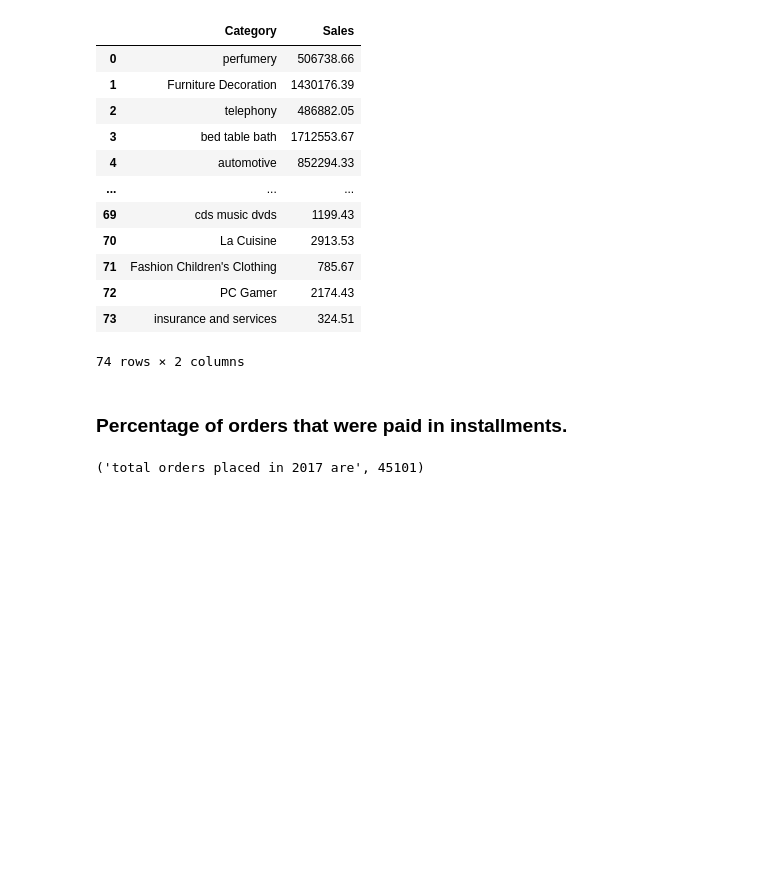
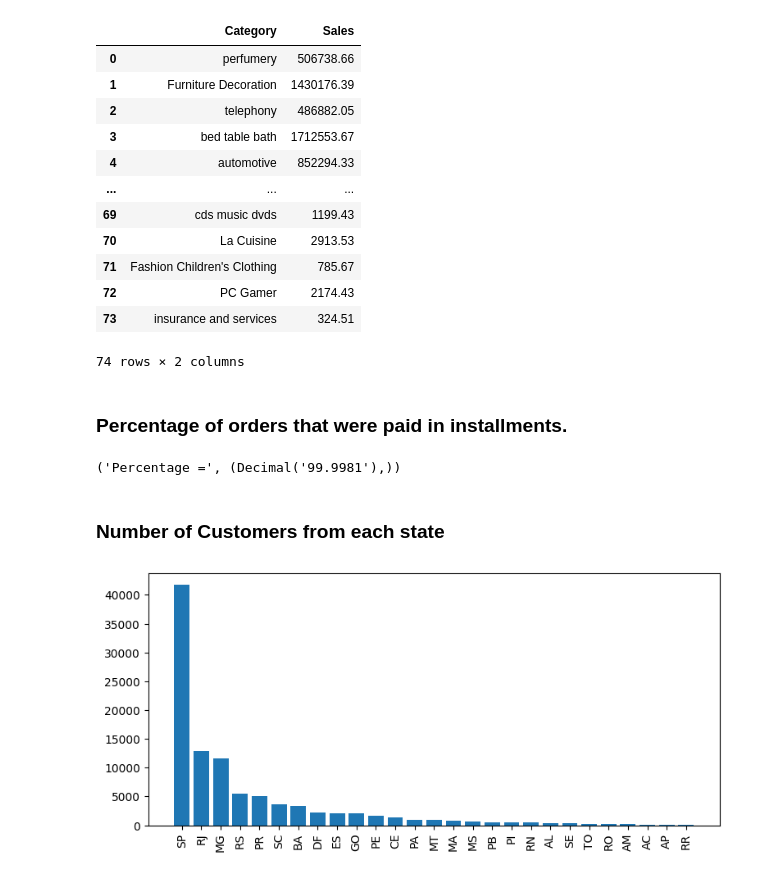
Before and after one commit to swaruppanda11/e-Commerce-Target-Sales-Dataset-Analysis-and-Visualization, a Jupyter notebook: Script.ipynb, the cells around one changed output. Saved outputs shown, nothing was run; the diff lists cells and outputs as text; code cells hidden in the pictures; blank space fills up the shorter version.

Commit message:
added some basic visualization

```diff
--- a/Script.ipynb
+++ b/Script.ipynb
@@ -167,9 +169,26 @@ df
 # %% [markdown]
 ### Percentage of orders that were paid in installments.
 # %%
-query = """ select count(order_id) from orders where year(order_purchase_timestamp) = 2017 """
+query = """ select sum(case when payment_installments >= 1 then 1 else 0 end)/count(*)*100 from payments; """
 cur.execute(query)
 data = cur.fetchall()
-"total orders placed in 2017 are", data[0][0]
+"Percentage =", data[0]
 # %% [output]
-('total orders placed in 2017 are', 45101)
+('Percentage =', (Decimal('99.9981'),))
+# %% [markdown]
+### Number of Customers from each state
+# %%
+query = """ select customer_state, count(customer_id)
+from customers group by customer_state
+"""
+cur.execute(query)
+data = cur.fetchall()
+df = pd.DataFrame(data, columns = ["State", "Number of customers"])
+df = df.sort_values(by = "Number of customers", ascending=False)
+
+plt.figure(figsize=(9,4))
+plt.bar(df["State"], df["Number of customers"])
+plt.xticks(rotation = 90)
+plt.show()
+# %% [output]
+[figure, added]
```
Also changed, not shown: parts of 3 cells of this notebook.
